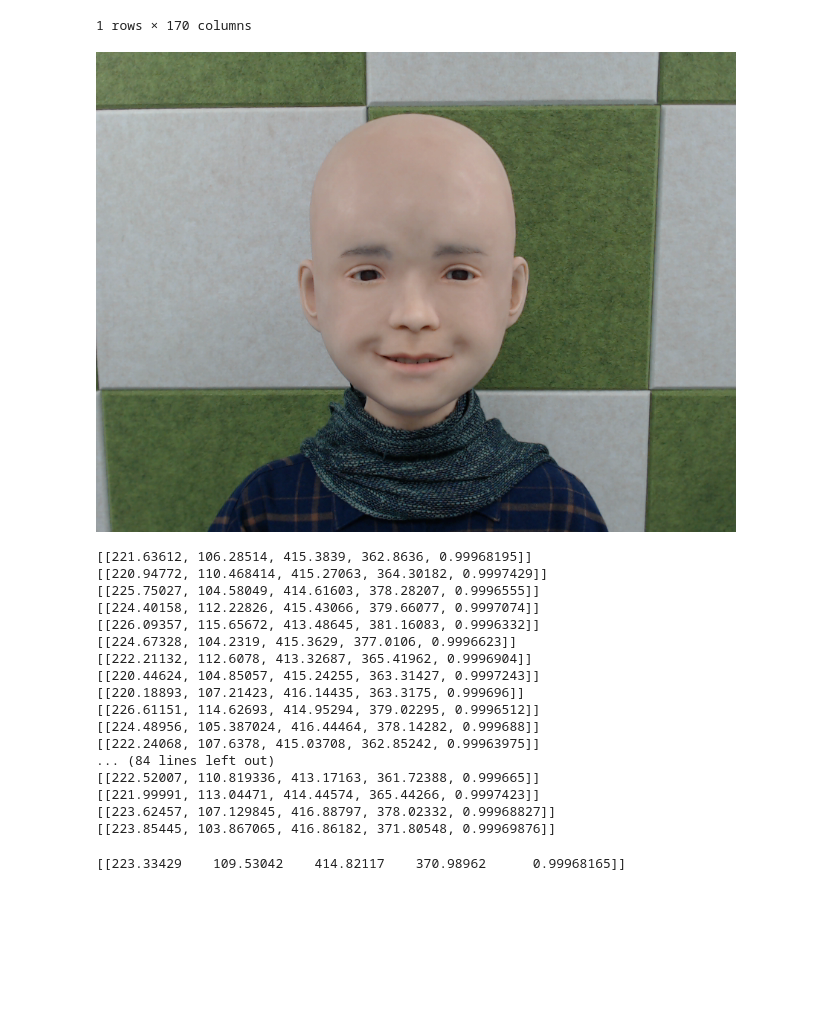
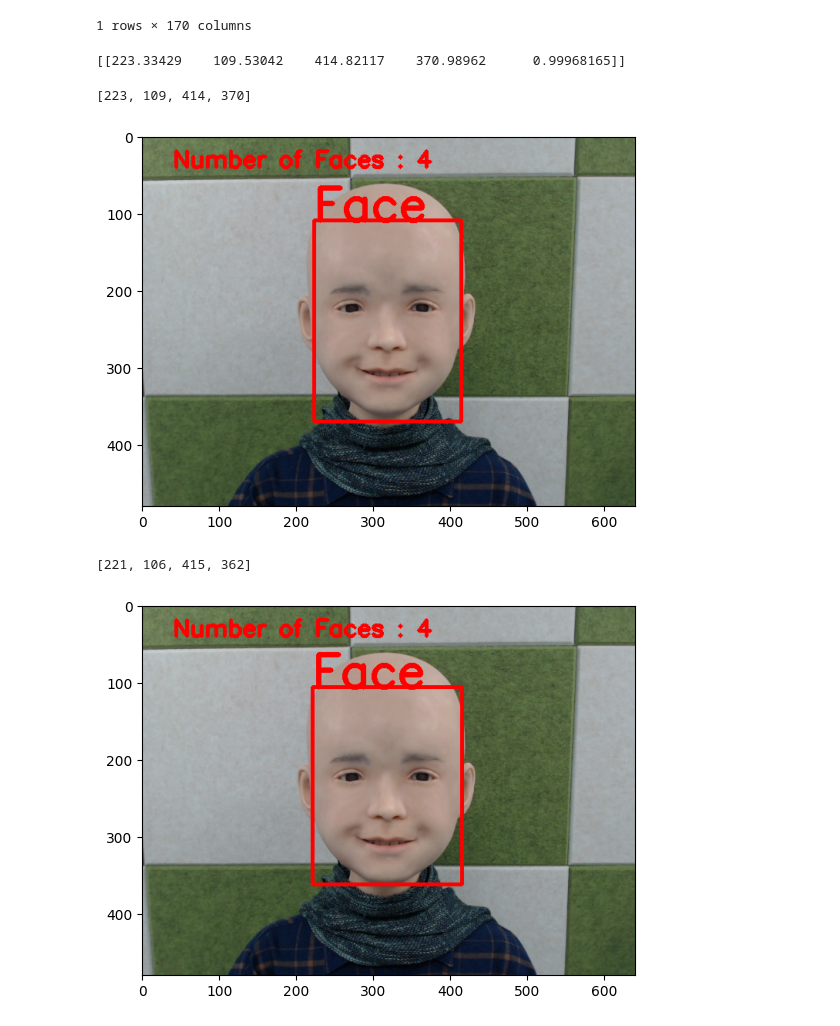
Before and after one commit to Dongagent/ranknet_resmasknet, a Jupyter notebook: data/happiness_selected_imgonly100/pyfeat.ipynb, the cells around one changed output. Saved outputs shown, nothing was run; the diff lists cells and outputs as text; code cells hidden in the pictures; blank space fills up the shorter version.

```diff
--- a/data/happiness_selected_imgonly100/pyfeat.ipynb
+++ b/data/happiness_selected_imgonly100/pyfeat.ipynb
@@ -44,10 +44,6 @@ a
 |  | frame | FaceRectX | FaceRectY | FaceRectWidth | FaceRectHeight | FaceScore | x_0 | x_1 | x_2 | ... |
 | 0 | 0 | 221.27005 | 101.705902 | 196.309296 | 258.842194 | 0.999637 | 222.567567 | 223.881628 | 227.520946 | ... |
 1 rows × 170 columns
-# %%
-Image.open(img_List[0])
-# %% [output]
-[figure, removed]
 # %%
 from PIL import Image
 import numpy as np
@@ -55,47 +51,45 @@ facebox = []
 for i in range(len(img_List)):
     temp_box = detector.detect_faces(np.array(Image.open(img_List[i])))
     facebox.append(temp_box)
-    print(temp_box)
+    # print(temp_box)
-# %% [output]
-[[221.63612, 106.28514, 415.3839, 362.8636, 0.99968195]]
-[[220.94772, 110.468414, 415.27063, 364.30182, 0.9997429]]
-[[225.75027, 104.58049, 414.61603, 378.28207, 0.9996555]]
-[[224.40158, 112.22826, 415.43066, 379.66077, 0.9997074]]
-[[226.09357, 115.65672, 413.48645, 381.16083, 0.9996332]]
-[[224.67328, 104.2319, 415.3629, 377.0106, 0.9996623]]
-[[222.21132, 112.6078, 413.32687, 365.41962, 0.9996904]]
-[[220.44624, 104.85057, 415.24255, 363.31427, 0.9997243]]
-[[220.18893, 107.21423, 416.14435, 363.3175, 0.999696]]
-[[226.61151, 114.62693, 414.95294, 379.02295, 0.9996512]]
-[[224.48956, 105.387024, 416.44464, 378.14282, 0.999688]]
-[[222.24068, 107.6378, 415.03708, 362.85242, 0.99963975]]
-... (84 lines left out)
-[[222.52007, 110.819336, 413.17163, 361.72388, 0.999665]]
-[[221.99991, 113.04471, 414.44574, 365.44266, 0.9997423]]
-[[223.62457, 107.129845, 416.88797, 378.02332, 0.99968827]]
-[[223.85445, 103.867065, 416.86182, 371.80548, 0.99969876]]
 # %%
 aver = np.sum(facebox, axis=0)/len(facebox)
 print(aver)
 # %% [output]
 [[223.33429    109.53042    414.82117    370.98962      0.99968165]]
-# %%
-# import required library
-import cv2
-
-
-# read the input image
-img = cv2.imread(img_List[0])
-
-# convert to grayscale of each frames
-gray = cv2.cvtColor(img, cv2.COLOR_BGR2GRAY)
-
-aver_face = aver[:-1]
-# loop over all the detected faces
-for (x,y,w,h) in aver_face:
-
-   # To draw a rectangle around the detected face
-   cv2.rectangle(img,(x,y),(x+w,y+h),(0,255,255),2)
-
-# Display an image in a window
-cv2.imshow('Face Detection',img)
+# %%
+%matplotlib inline
+import cv2
+import matplotlib.pyplot as plt
+
+
+def showHC(imgpath, facebox):
+    font = cv2.FONT_HERSHEY_SIMPLEX
+
+    frame = cv2.imread(imgpath)
+    frame = cv2.cvtColor(frame, cv2.COLOR_BGR2RGB)
+
+    gray = cv2.cvtColor(frame, cv2.COLOR_BGR2GRAY)
+
+    faces = facebox
+    print(facebox)
+
+    # Draw a rectangle around the faces
+    x, y, w, h = faces
+    cv2.rectangle(frame, (x, y), (w, h), (255, 0, 0), 3)
+    cv2.putText(frame,'Face',(x, y), font, 2,(255,0,0),5)
+
+    cv2.putText(frame,'Number of Faces : ' + str(len(faces)),(40, 40), font, 1,(255,0,0),3)
+    plt.imshow(frame)
+    plt.show()
+
+
+aver_face = aver[0][:-1]
+aver_face = [int(i) for i in aver_face]
+showHC(img_List[0], aver_face)
+showHC(img_List[0], [int(i) for i in facebox[0][0][:-1]])
+# %% [output]
+[223, 109, 414, 370]
+[figure, added]
+[221, 106, 415, 362]
+[figure, added]
```
Also changed, not shown: parts of 2 cells of this notebook, 10 other files.
